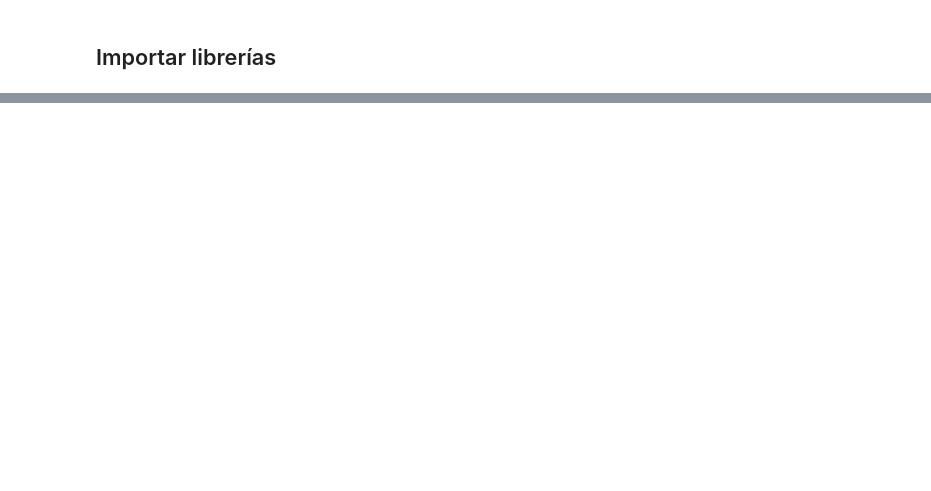
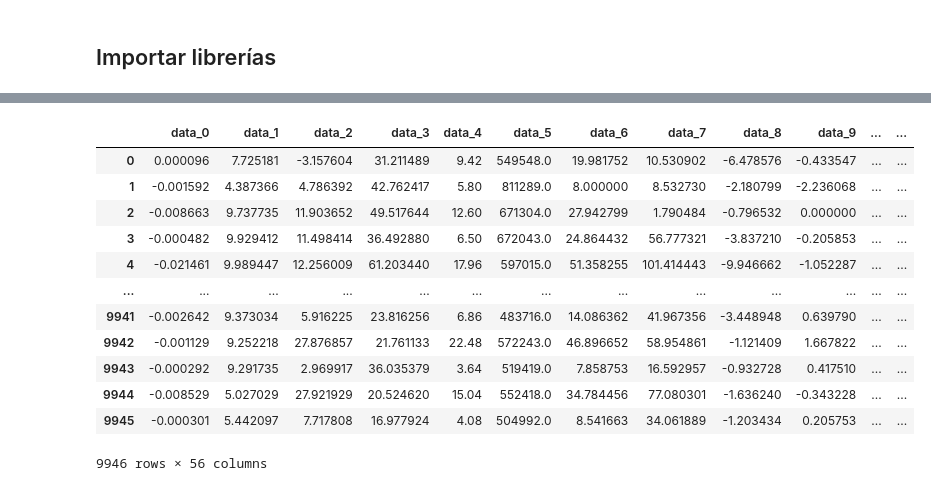
Before and after one commit to ajmtrz/eda_robots, a Jupyter notebook: ml_classifier.ipynb, the cells around one changed output, grey strips where cells are left out. Saved outputs shown, nothing was run; the diff lists cells and outputs as text; code cells hidden in the pictures; blank space fills up the shorter version.

```diff
--- a/ml_classifier.ipynb
+++ b/ml_classifier.ipynb
@@ -35,0 +36,16 @@ Sell -> Trades: 650 Features: 60
+# %%
+df_buy
+# %% [output]
+|  | data_0 | data_1 | data_2 | data_3 | data_4 | data_5 | data_6 | data_7 | data_8 | data_9 | ... | ... |
+| 0 | 0.000096 | 7.725181 | -3.157604 | 31.211489 | 9.42 | 549548.0 | 19.981752 | 10.530902 | -6.478576 | -0.433547 | ... | ... |
+| 1 | -0.001592 | 4.387366 | 4.786392 | 42.762417 | 5.80 | 811289.0 | 8.000000 | 8.532730 | -2.180799 | -2.236068 | ... | ... |
+| 2 | -0.008663 | 9.737735 | 11.903652 | 49.517644 | 12.60 | 671304.0 | 27.942799 | 1.790484 | -0.796532 | 0.000000 | ... | ... |
+| 3 | -0.000482 | 9.929412 | 11.498414 | 36.492880 | 6.50 | 672043.0 | 24.864432 | 56.777321 | -3.837210 | -0.205853 | ... | ... |
+| 4 | -0.021461 | 9.989447 | 12.256009 | 61.203440 | 17.96 | 597015.0 | 51.358255 | 101.414443 | -9.946662 | -1.052287 | ... | ... |
+| ... | ... | ... | ... | ... | ... | ... | ... | ... | ... | ... | ... | ... |
+| 9941 | -0.002642 | 9.373034 | 5.916225 | 23.816256 | 6.86 | 483716.0 | 14.086362 | 41.967356 | -3.448948 | 0.639790 | ... | ... |
+| 9942 | -0.001129 | 9.252218 | 27.876857 | 21.761133 | 22.48 | 572243.0 | 46.896652 | 58.954861 | -1.121409 | 1.667822 | ... | ... |
+| 9943 | -0.000292 | 9.291735 | 2.969917 | 36.035379 | 3.64 | 519419.0 | 7.858753 | 16.592957 | -0.932728 | 0.417510 | ... | ... |
+| 9944 | -0.008529 | 5.027029 | 27.921929 | 20.524620 | 15.04 | 552418.0 | 34.784456 | 77.080301 | -1.636240 | -0.343228 | ... | ... |
+| 9945 | -0.000301 | 5.442097 | 7.717808 | 16.977924 | 4.08 | 504992.0 | 8.541663 | 34.061889 | -1.203434 | 0.205753 | ... | ... |
+9946 rows × 56 columns
```
Also changed, not shown: parts of 8 cells of this notebook, 2 other files.
